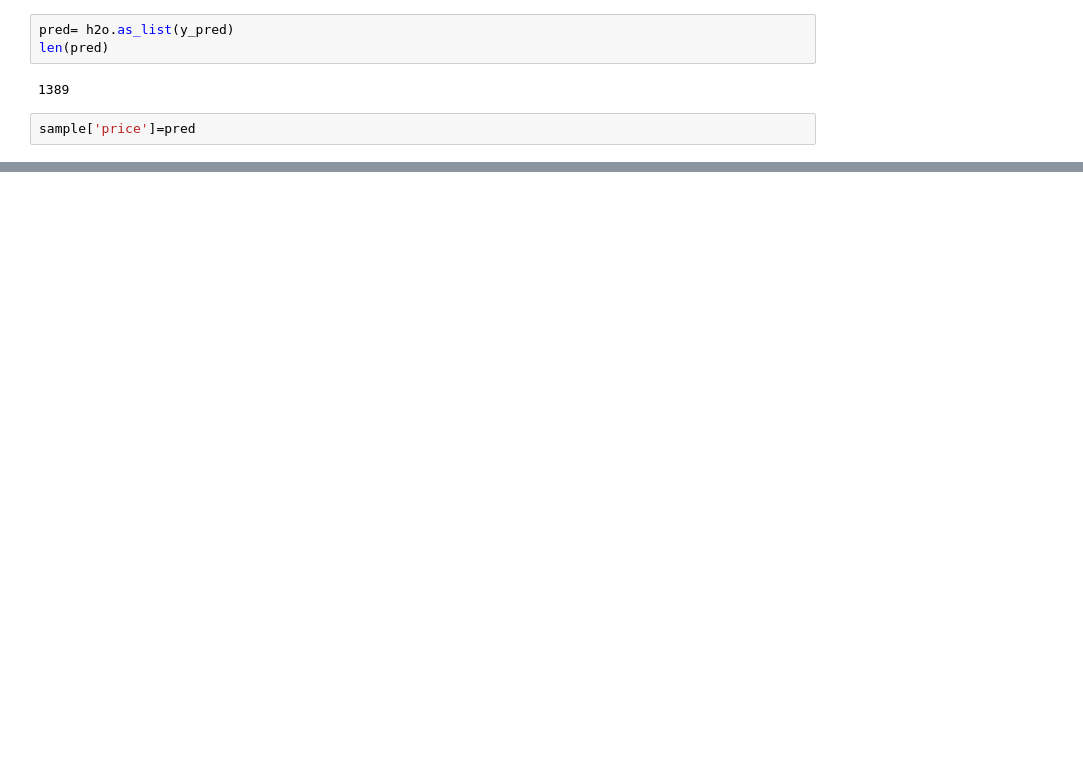
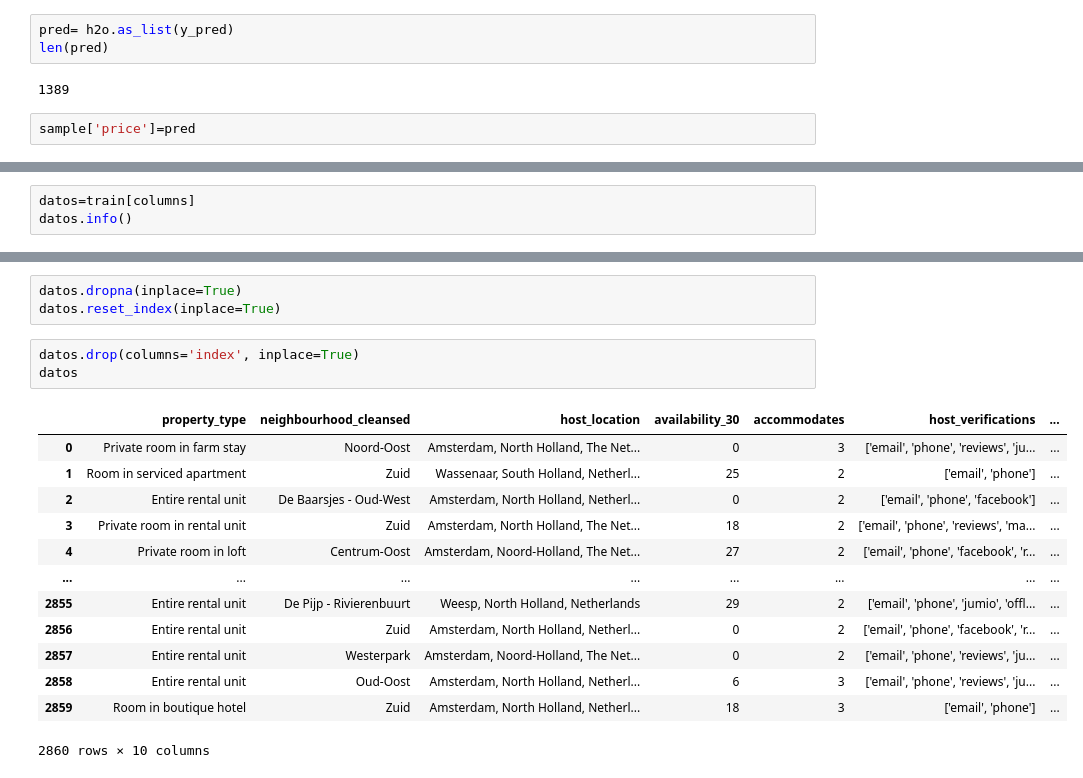
Before and after one commit to adripradm/W7-Kaggle_competition, a Jupyter notebook: Untitled.ipynb, the cells around one changed output, grey strips where cells are left out. Saved outputs shown, nothing was run; the diff lists cells and outputs as text; blank space fills up the shorter version.

```diff
--- a/Untitled.ipynb
+++ b/Untitled.ipynb
@@ -286,0 +358,3 @@ sample.to_csv('pred.csv')
+# %%
+datos=train[columns]
+datos.info()
@@ -286,0 +379,20 @@ sample.to_csv('pred.csv')
+# %%
+datos.dropna(inplace=True)
+datos.reset_index(inplace=True)
+# %%
+datos.drop(columns='index', inplace=True)
+datos
+# %% [output]
+|  | property_type | neighbourhood_cleansed | host_location | availability_30 | accommodates | host_verifications | ... |
+| 0 | Private room in farm stay | Noord-Oost | Amsterdam, North Holland, The Net... | 0 | 3 | ['email', 'phone', 'reviews', 'ju... | ... |
+| 1 | Room in serviced apartment | Zuid | Wassenaar, South Holland, Netherl... | 25 | 2 | ['email', 'phone'] | ... |
+| 2 | Entire rental unit | De Baarsjes - Oud-West | Amsterdam, North Holland, Netherl... | 0 | 2 | ['email', 'phone', 'facebook'] | ... |
+| 3 | Private room in rental unit | Zuid | Amsterdam, North Holland, The Net... | 18 | 2 | ['email', 'phone', 'reviews', 'ma... | ... |
+| 4 | Private room in loft | Centrum-Oost | Amsterdam, Noord-Holland, The Net... | 27 | 2 | ['email', 'phone', 'facebook', 'r... | ... |
+| ... | ... | ... | ... | ... | ... | ... | ... |
+| 2855 | Entire rental unit | De Pijp - Rivierenbuurt | Weesp, North Holland, Netherlands | 29 | 2 | ['email', 'phone', 'jumio', 'offl... | ... |
+| 2856 | Entire rental unit | Zuid | Amsterdam, North Holland, Netherl... | 0 | 2 | ['email', 'phone', 'facebook', 'r... | ... |
+| 2857 | Entire rental unit | Westerpark | Amsterdam, Noord-Holland, The Net... | 0 | 2 | ['email', 'phone', 'reviews', 'ju... | ... |
+| 2858 | Entire rental unit | Oud-Oost | Amsterdam, North Holland, Netherl... | 6 | 3 | ['email', 'phone', 'reviews', 'ju... | ... |
+| 2859 | Room in boutique hotel | Zuid | Amsterdam, North Holland, Netherl... | 18 | 3 | ['email', 'phone'] | ... |
+2860 rows × 10 columns
```
Also changed, not shown: parts of 46 cells of this notebook, 11 other files.
